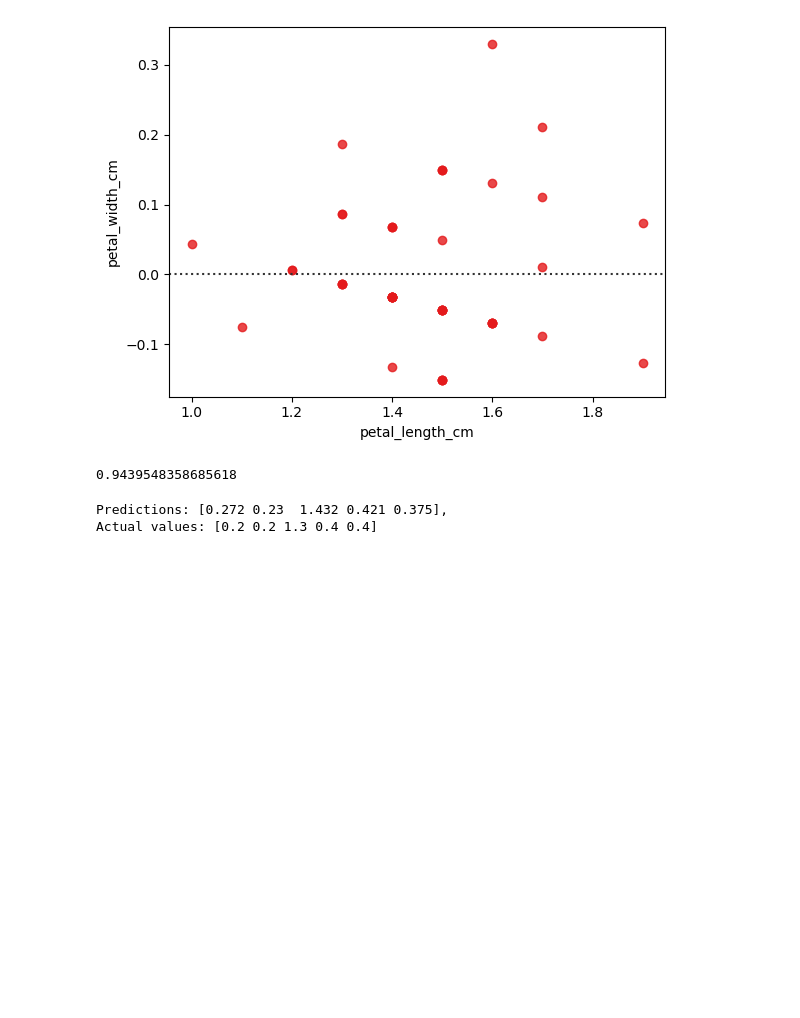
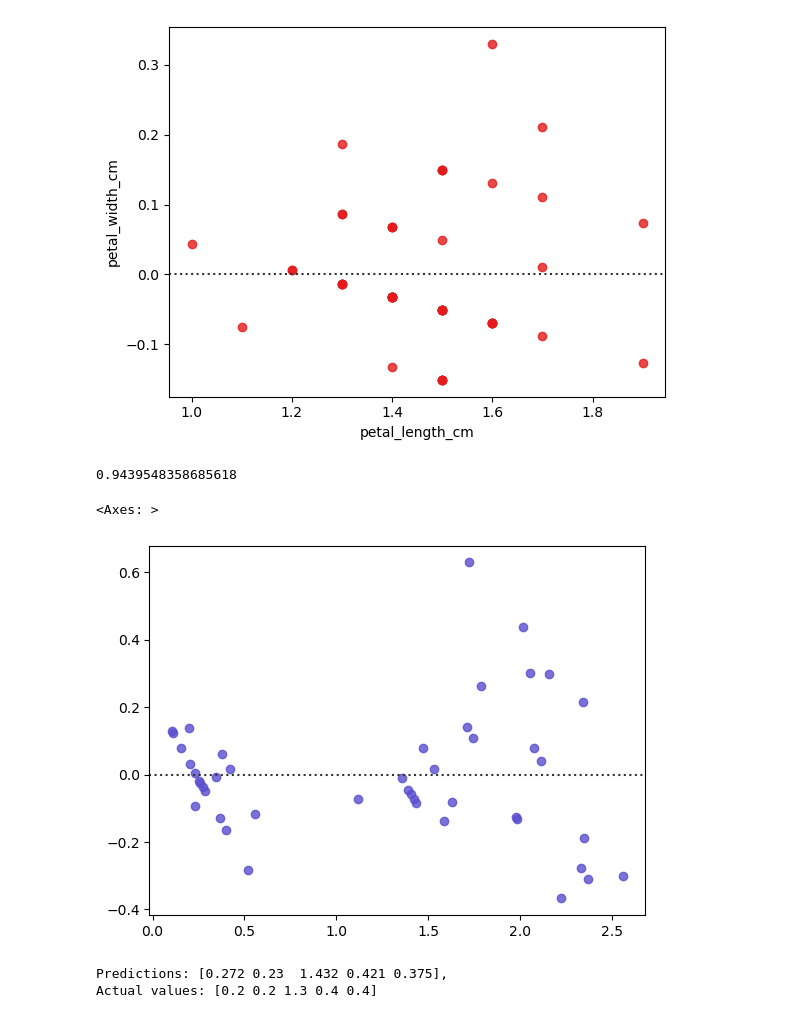
Before and after one commit to IreneKilgannon/pands-project, a Jupyter notebook: analysis.ipynb, the cells around one changed output. Drawn from its saved outputs; the diff is of its cells as text; code cells hidden in the pictures; blank space fills up the shorter version.

Commit message:
reviewing any other analysis section, fixed the error with residplot, added additional comments, conclusion, organised additional references

```diff
--- a/analysis.ipynb
+++ b/analysis.ipynb
@@ -398,6 +398,15 @@ y_pred = reg.predict(X_test)
 print(reg.score(X_test, y_test))
 # %% [output]
 0.9439548358685618
+# %%
+y_pred.reshape(1, -1)
+y_test.reshape(1, -1)
+
+residuals = y_test - y_pred
+sns.residplot(y = residuals, x = y_pred)
+# %% [output]
+<Axes: >
+[figure, added]
 # %%
 print(f'Predictions: {y_pred[:5].round(3)},\nActual values: {y_test[:5]}\n\n')
 # %% [output]
```
Also changed, not shown: parts of 5 cells of this notebook, 6 other files.
